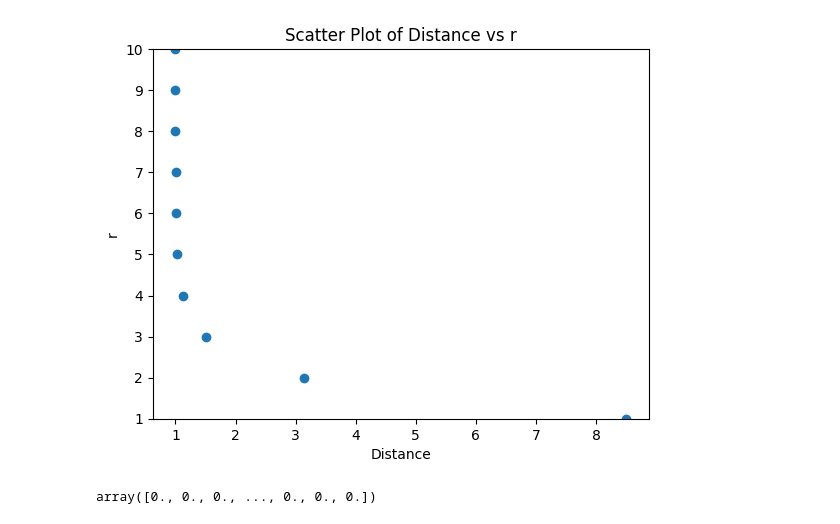
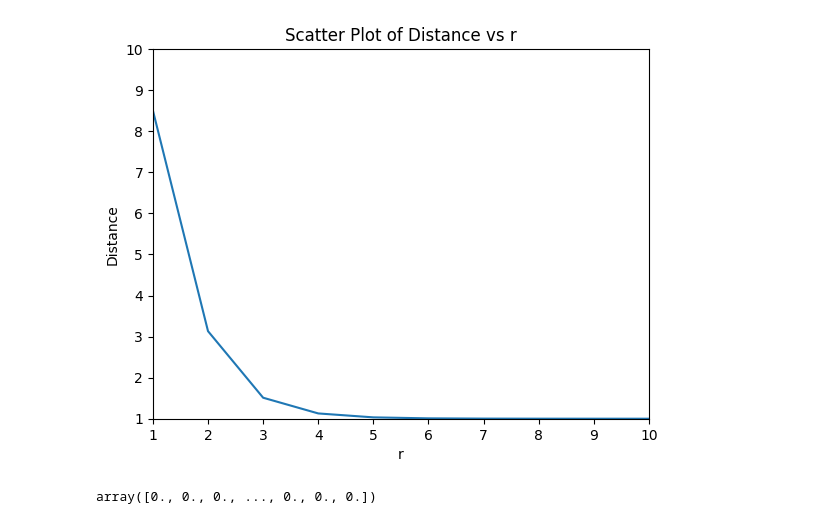
Before and after one commit to Sampath844/MLAssignment29-07-2024, a Jupyter notebook: MachineLearningKNNassignment3ipynb.ipynb, the cells around one changed output. Saved outputs shown, nothing was run; the diff lists cells and outputs as text; code cells hidden in the pictures.

```diff
--- a/MachineLearningKNNassignment3ipynb.ipynb
+++ b/MachineLearningKNNassignment3ipynb.ipynb
@@ -62,26 +69,27 @@ plt.show()
 # %%
 #A3
 df1 = df_features.iloc[0]
 df2 = df_features.iloc[1]
 r = 1
 dist = 0
 newl = []
 newl2 = []
 for j in range (10):
   for i in range(len(df1)):
     dist += abs(((df1.iloc[i] - df2.iloc[i])**r))
   dist = dist**(1/r)
   newl2.append(r)
   r+=1
   newl.append(dist)
-plt.scatter(x=newl,y=newl2)
-plt.xlabel('Distance')
-plt.ylabel('r')
+sns.lineplot(y=newl,x=newl2)
+plt.ylabel('Distance')
+plt.xlabel('r')
 plt.title('Scatter Plot of Distance vs r')
-plt.ylim(1, 10)
+plt.xlim(1, 10)
+plt.ylim(1,10)
 plt.show()
 # %% [output]
-[figure, old version]
+[figure, new version]
 # %%
 #A4
 from sklearn.model_selection import train_test_split
```
Also changed, not shown: parts of 10 cells of this notebook.
